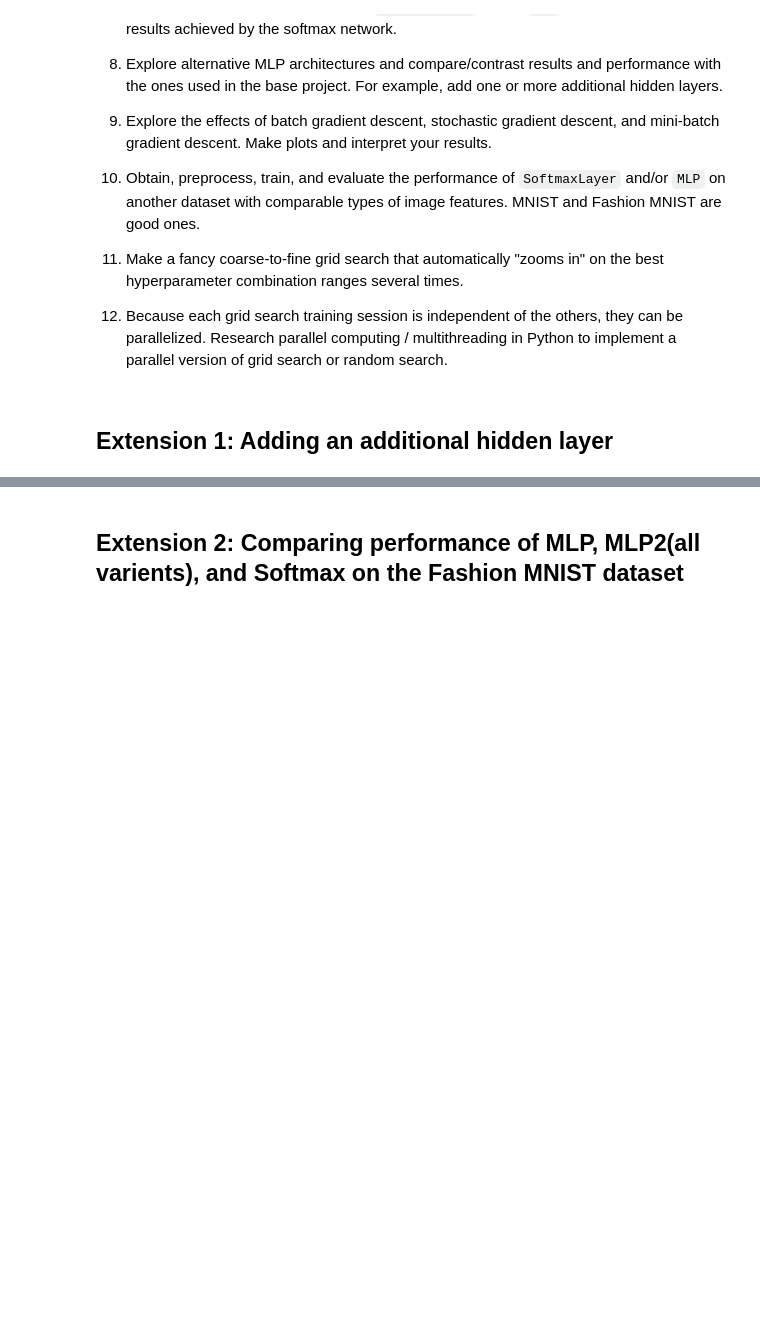
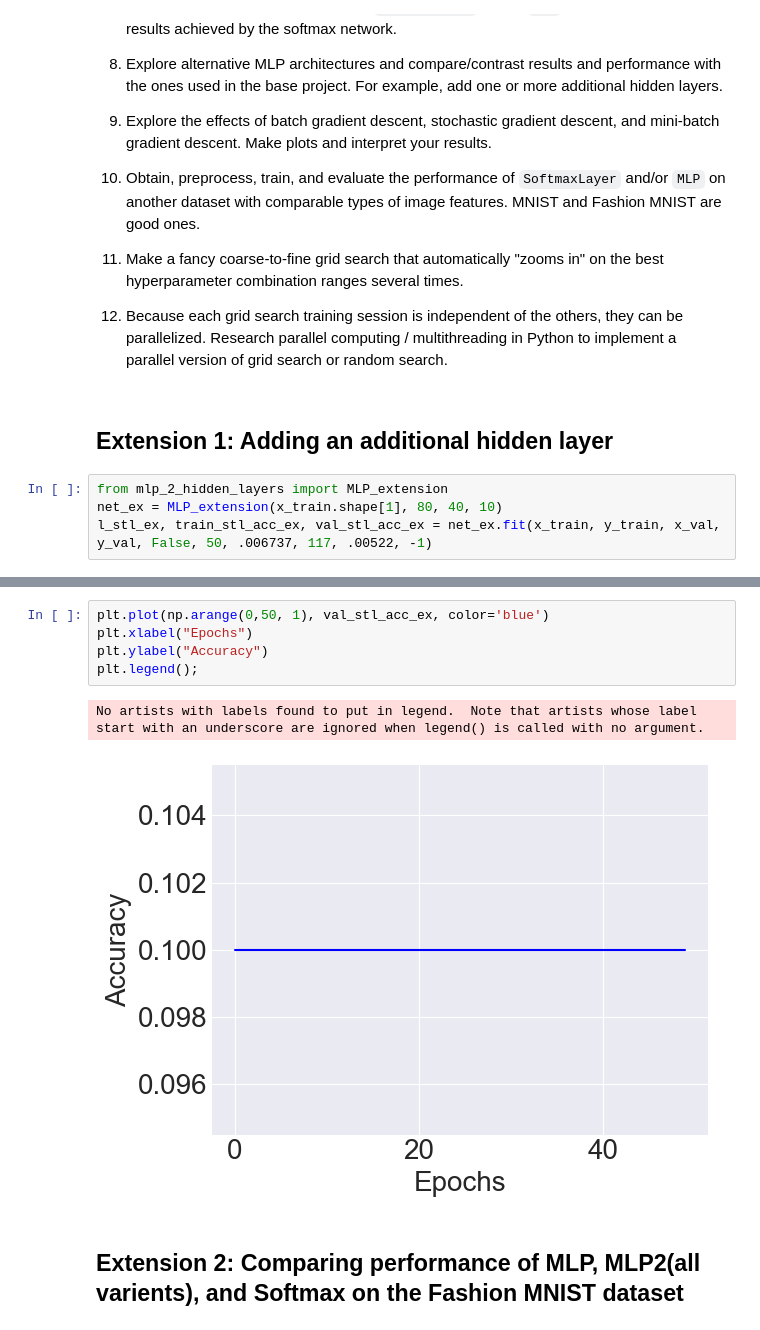
Before and after one commit to GhailanFadah/Neural-Networks, a Jupyter notebook: project 2/mlp.ipynb, the cells around one changed output, grey strips where cells are left out. Cells and saved outputs as stored; diff of their text form; blank space fills up the shorter version.

```diff
--- a/project 2/mlp.ipynb
+++ b/project 2/mlp.ipynb
@@ -1039,3 +1039,7 @@ plt.legend();
 12) Because each grid search training session is independent of the others, they can be parallelized. Research parallel computing / multithreading in Python to implement a parallel version of grid search or random search.
 # %% [markdown]
 ## Extension 1: Adding an additional hidden layer
+# %%
+from mlp_2_hidden_layers import MLP_extension
+net_ex = MLP_extension(x_train.shape[1], 80, 40, 10)
+l_stl_ex, train_stl_acc_ex, val_stl_acc_ex = net_ex.fit(x_train, y_train, x_val, y_val, False, 50, .006737, 117, .00522, -1)
@@ -1042,3 +1081,11 @@ plt.legend();
+# %%
+plt.plot(np.arange(0,50, 1), val_stl_acc_ex, color='blue')
+plt.xlabel("Epochs")
+plt.ylabel("Accuracy")
+plt.legend();
+# %% [output]
+No artists with labels found to put in legend.  Note that artists whose label start with an underscore are ignored when legend() is called with no argument.
+[figure, added]
 # %% [markdown]
 ## Extension 2: Comparing performance of MLP, MLP2(all varients), and Softmax on the Fashion MNIST dataset
 # %% [markdown]
```
Also changed, not shown: parts of 1 cell of this notebook, 1 other file.
